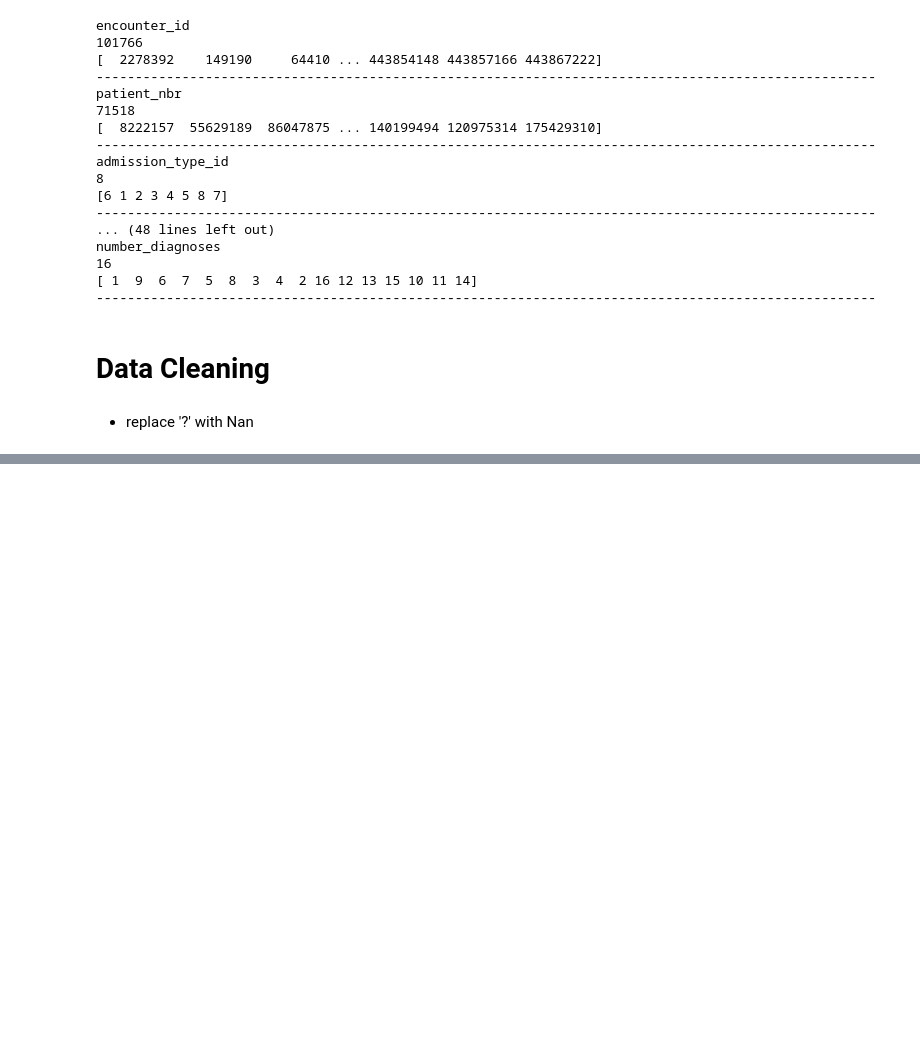
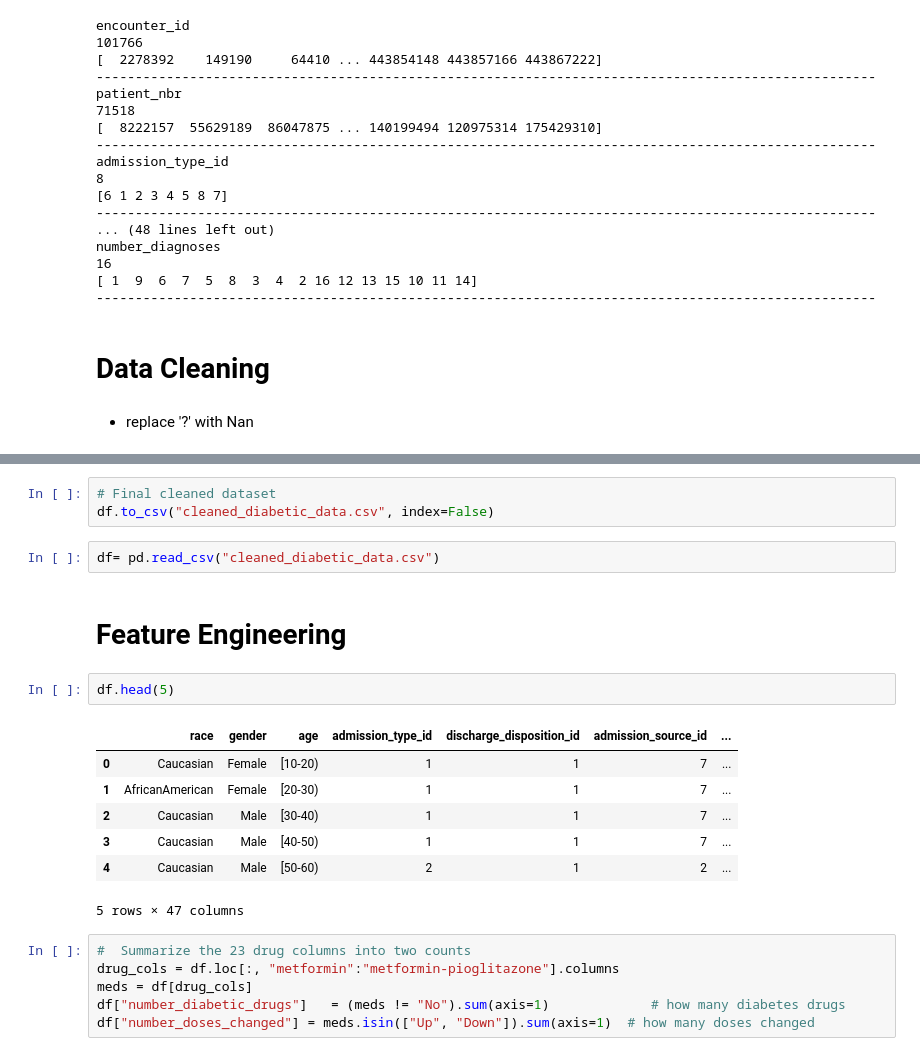
Before and after one commit to mohamedismael28/Clinical-Diabetes-Analytics, a Jupyter notebook: Diabetes.ipynb, the cells around one changed output, grey strips where cells are left out. Cells and saved outputs as stored; diff of their text form; blank space fills up the shorter version.

Commit message:
feature engineering

```diff
--- a/Diabetes.ipynb
+++ b/Diabetes.ipynb
@@ -319,0 +365,23 @@ dtype: float64
+# %%
+# Final cleaned dataset
+df.to_csv("cleaned_diabetic_data.csv", index=False)
+# %%
+df= pd.read_csv("cleaned_diabetic_data.csv")
+# %% [markdown]
+# Feature Engineering
+# %%
+df.head(5)
+# %% [output]
+|  | race | gender | age | admission_type_id | discharge_disposition_id | admission_source_id | ... |
+| 0 | Caucasian | Female | [10-20) | 1 | 1 | 7 | ... |
+| 1 | AfricanAmerican | Female | [20-30) | 1 | 1 | 7 | ... |
+| 2 | Caucasian | Male | [30-40) | 1 | 1 | 7 | ... |
+| 3 | Caucasian | Male | [40-50) | 1 | 1 | 7 | ... |
+| 4 | Caucasian | Male | [50-60) | 2 | 1 | 2 | ... |
+5 rows × 47 columns
+# %%
+#  Summarize the 23 drug columns into two counts
+drug_cols = df.loc[:, "metformin":"metformin-pioglitazone"].columns
+meds = df[drug_cols]
+df["number_diabetic_drugs"]   = (meds != "No").sum(axis=1)             # how many diabetes drugs
+df["number_doses_changed"] = meds.isin(["Up", "Down"]).sum(axis=1)  # how many doses changed
```
Also changed, not shown: parts of 15 cells of this notebook, 3 other files.
